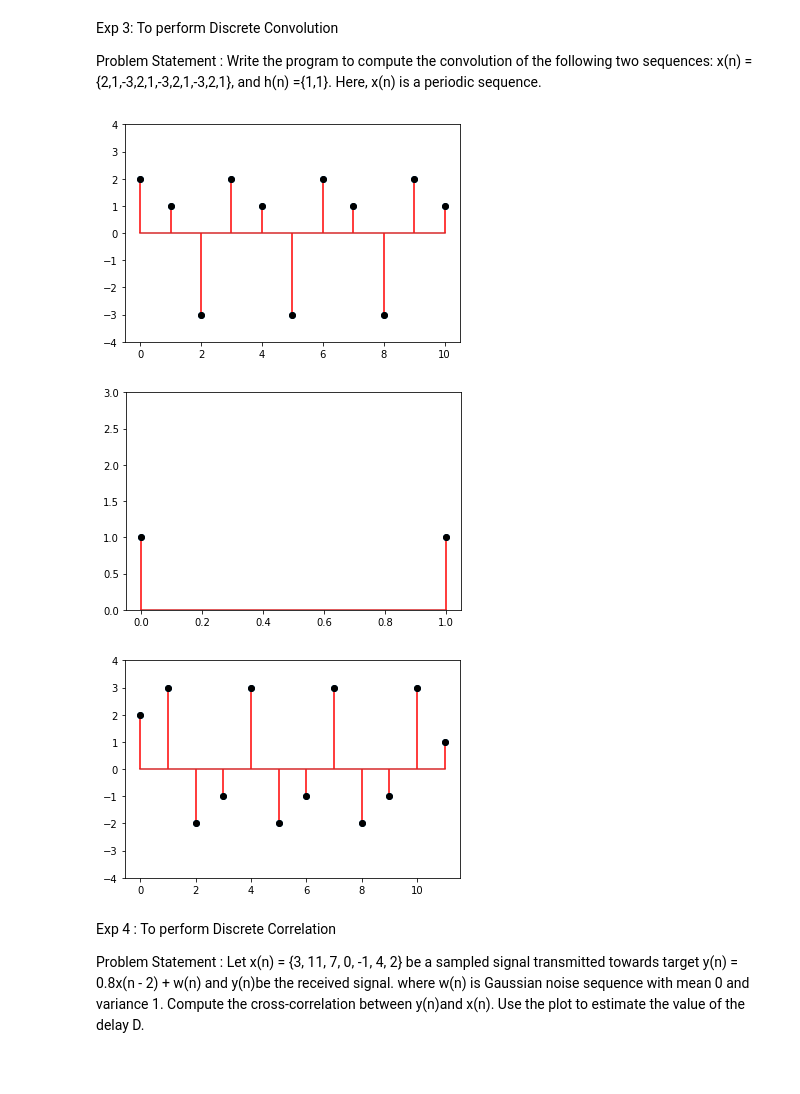
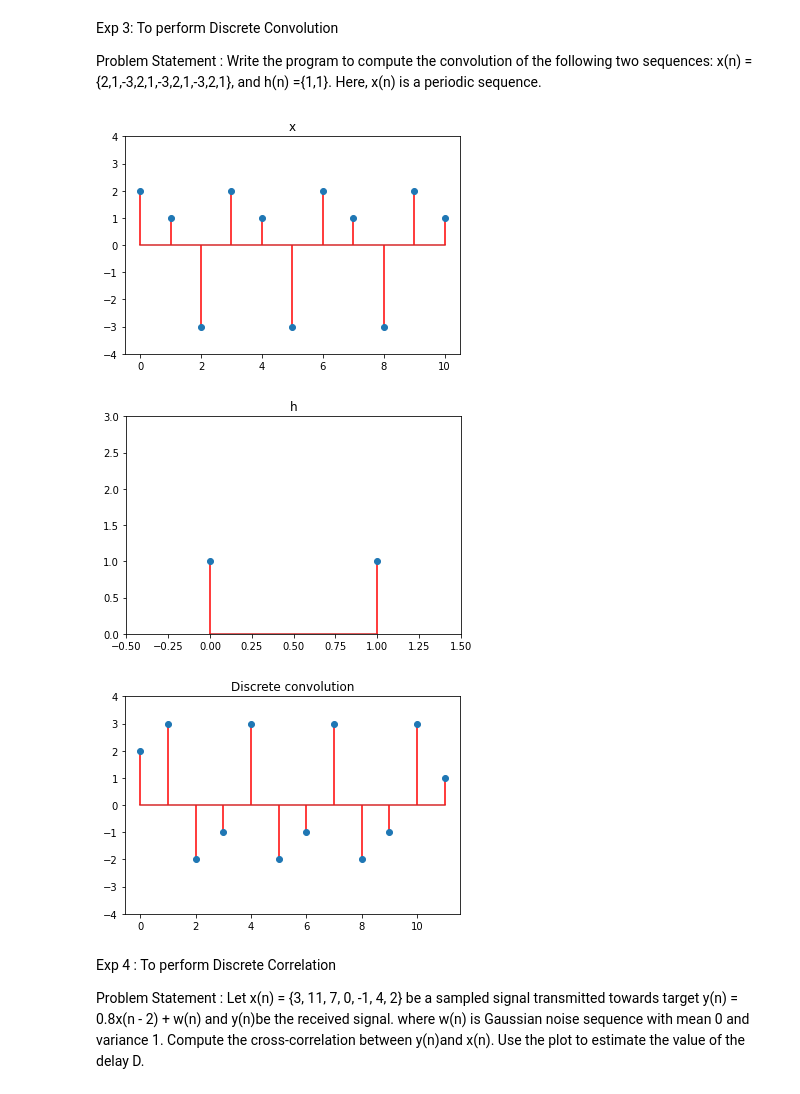
Before and after one commit to ejson03/Sem-7-pracs, a Jupyter notebook: dsip/dsip.ipynb, the cells around one changed output. Cells and saved outputs as stored; diff of their text form; code cells hidden in the pictures.

```diff
--- a/dsip/dsip.ipynb
+++ b/dsip/dsip.ipynb
@@ -13,7 +13,7 @@ for angle in angles:
     x = np.arange(fs)
     y = A * np.cos(angle * x)
     plt.figure()
-    plt.stem(x,y, 'r', markerfmt ='o', label = str(angle) )
-    plt.plot(x,y, 'ko')
+    plt.title(f"w = {angle}")
+    plt.stem(x,y, 'r', markerfmt ='o')
     plt.show()
 # %% [output]
@@ -65,37 +65,38 @@ x(n) = {2,1,-3,2,1,-3,2,1,-3,2,1}, and h(n) ={1,1}. Here, x(n) is a periodic seq
 # %%
 from scipy import signal
 import numpy as np
 x = [2,1,-3,2,1,-3,2,1,-3,2,1]
 h = [1,1]
 
 
 xx = [i for i in range(len(x))]
 plt.figure()
 plt.ylim(-4, 4)
+plt.title("x")
 plt.stem(xx, x, 'r', markerfmt ='o', label = str(angle) )
-plt.plot(xx,x, 'ko')
 plt.show()
 
 hx = [i for i in range(len(h))]
 plt.figure()
+plt.title("h")
 plt.ylim(0, 3)
+plt.xlim(-0.5, 1.5)
 plt.stem(hx, h, 'r', markerfmt ='o', label = str(angle) )
-plt.plot(hx,h, 'ko')
 plt.show()
 
 x=np.array([2,1,-3,2,1,-3,2,1,-3,2,1])
 h=np.array([1,1])
 yy = signal.convolve(x, h)
 yx = [i for i in range(len(yy))]
 plt.figure()
+plt.title("Discrete convolution")
 plt.ylim(-4, 4)
 plt.stem(yx, yy, 'r', markerfmt ='o', label = str(angle) )
-plt.plot(yx,yy, 'ko')
 plt.show()
 # %% [output]
-[figure, old version]
+[figure, new version]
-[figure, old version]
+[figure, new version]
-[figure, old version]
+[figure, new version]
 # %% [markdown]
 Exp 4 : To perform Discrete Correlation
 
```
Also changed, not shown: parts of 2 cells of this notebook.
